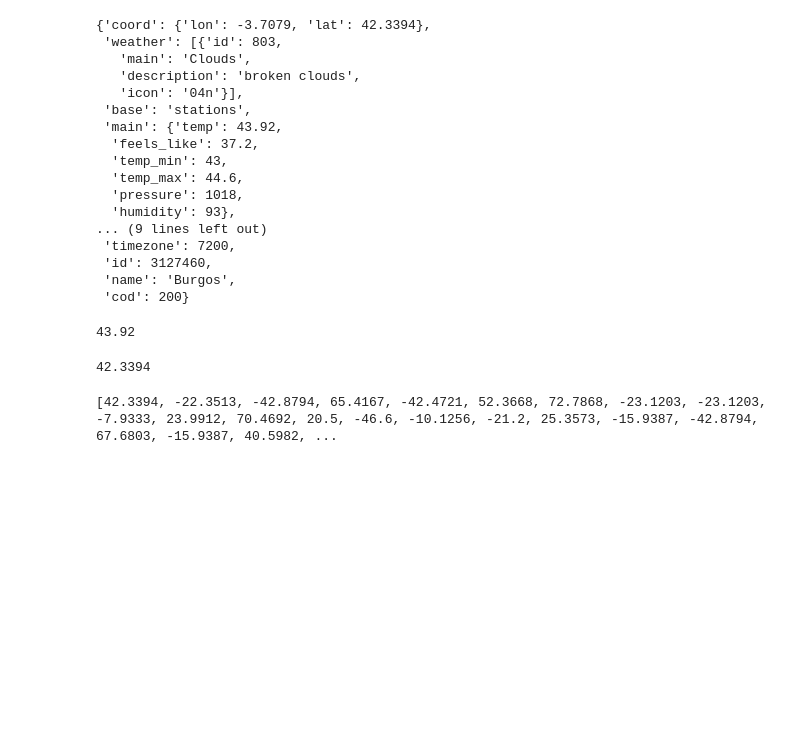
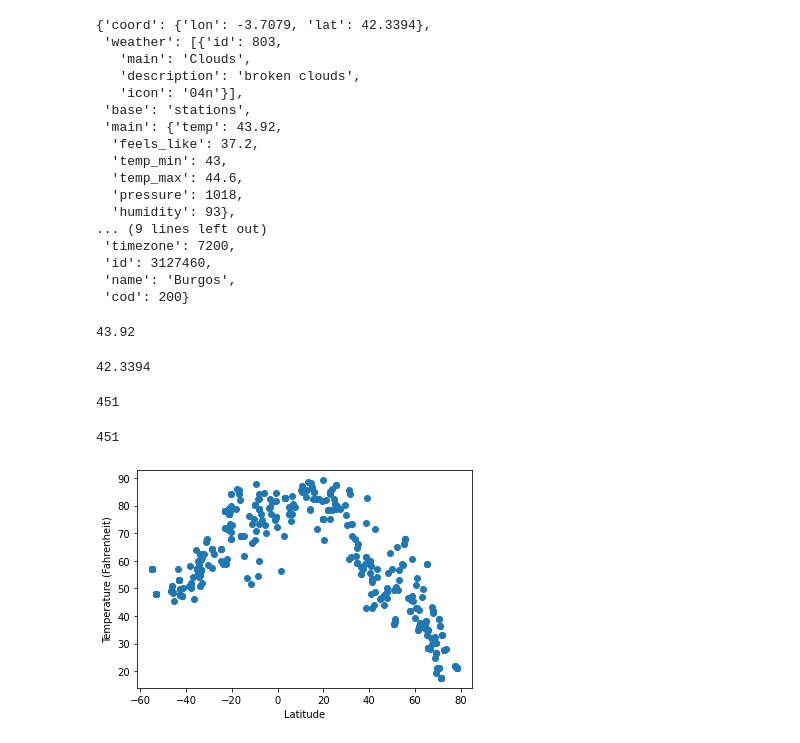
Before and after one commit to habrasek/python-api-challenge, a Jupyter notebook: WeatherPy/WeatherPy.ipynb, the cells around one changed output. Cells and saved outputs as stored; diff of their text form; code cells hidden in the pictures; blank space fills up the shorter version.

Commit message:
scatterplot

```diff
--- a/WeatherPy/WeatherPy.ipynb
+++ b/WeatherPy/WeatherPy.ipynb
@@ -117,7 +118,10 @@ for c in city_list:
         plot_temps.append(weather_json['main']['temp'])
     except KeyError:
         pass
-# %%
-print(plot_lats)
-# %% [output]
-[42.3394, -22.3513, -42.8794, 65.4167, -42.4721, 52.3668, 72.7868, -23.1203, -23.1203, -7.9333, 23.9912, 70.4692, 20.5, -46.6, -10.1256, -21.2, 25.3573, -15.9387, -42.8794, 67.6803, -15.9387, 40.5982, ...
+# %%
+#It's a match
+print(len(plot_temps))
+len(plot_lats)
+# %% [output]
+451
+451
@@ -123,0 +135,7 @@ print(plot_lats)
+# %%
+plt.scatter(plot_lats, plot_temps)
+plt.xlabel('Latitude')
+plt.ylabel('Temperature (Fahrenheit)')
+plt.show()
+# %% [output]
+[figure, added]
```
Also changed, not shown: parts of 3 cells of this notebook.
